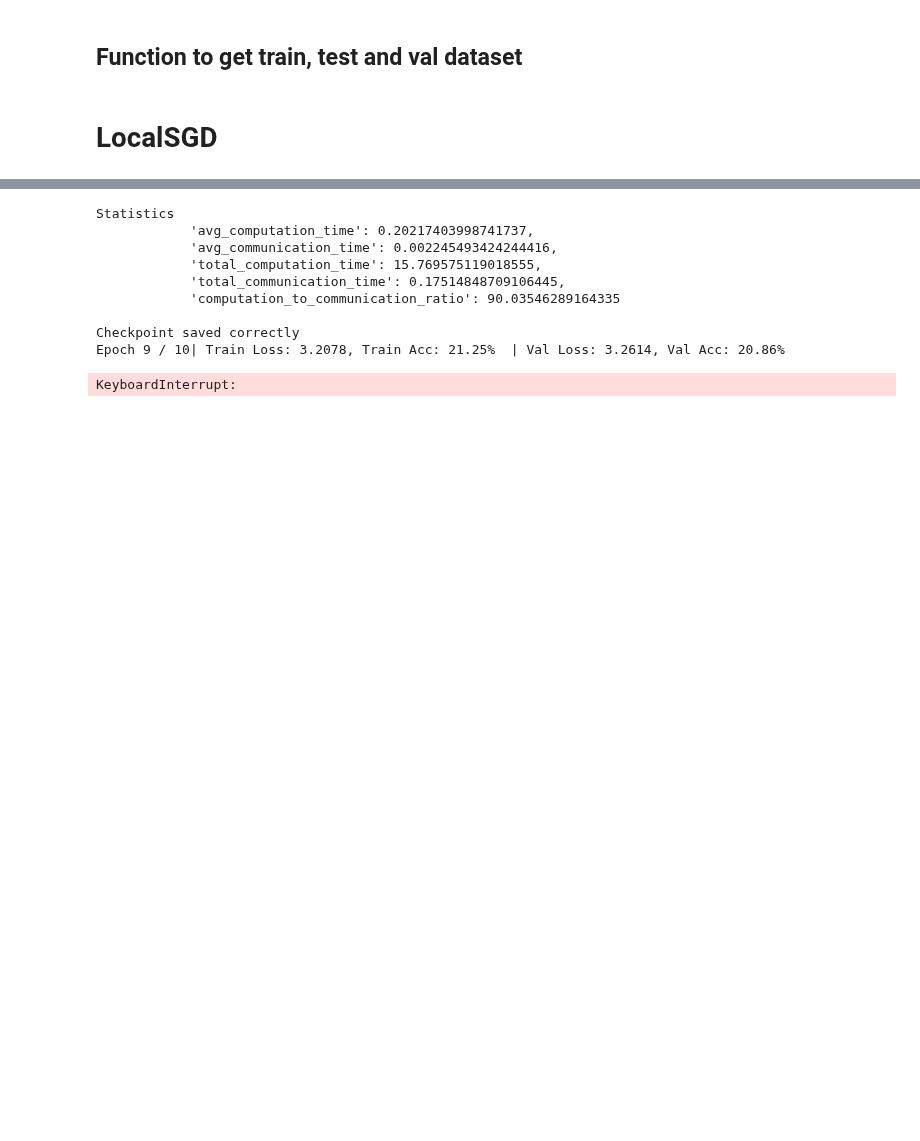
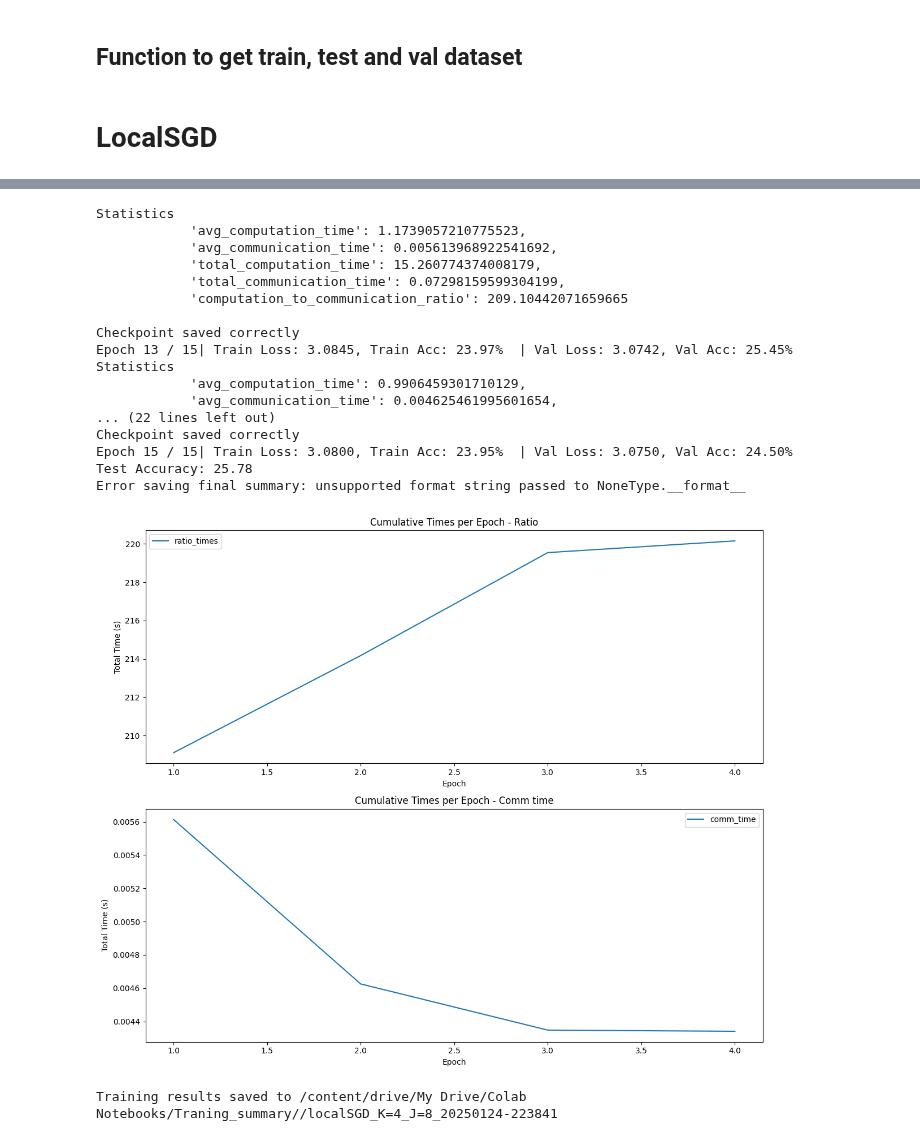
Before and after one commit to TheS1n233/Distributed-Learning-Project5, a Jupyter notebook: NEW LocalSGD.ipynb, the cells around one changed output, grey strips where cells are left out. Cells and saved outputs as stored; diff of their text form; code cells hidden in the pictures; blank space fills up the shorter version.

```diff
--- a/NEW LocalSGD.ipynb
+++ b/NEW LocalSGD.ipynb
@@ -53,10 +53,10 @@ Drive already mounted at /content/drive; to attempt to forcibly remount, call dr
 # %% [markdown]
 # Costants
 # %%
-NUM_EPOCHS = 10
+NUM_EPOCHS = 15
 BATCH_SIZE = 64
-NUM_WORKER_LIST = [2]
-LOCAL_STEPS = [4]
+NUM_WORKER_LIST = [4]
+LOCAL_STEPS = [8]
 LR = 0.01
 WD = 0.001
 MOMENTUM = 0.9
@@ -217,7 +217,7 @@ def get_dataset(batch_size, verbose=True):
 class CheckpointSaver:
     def __init__(self, path, additional_info, k, j, hyperparams, epochs):
         self.timestamp = time.strftime("%Y%m%d-%H%M%S")
-        self.path = path
+        self.path = f"{path}/localSGD_K={k}_J={j}_{self.timestamp}"
         self.additional_info = additional_info
         self.k = k
         self.j = j
@@ -406,7 +406,7 @@ def local_sgd(train_dataset, val_loader, test_loader, device, num_workers, local
     global_model = LeNet5().to(device)
 
     # Check for existing checkpoint
-    checkpoint_path = f"{path}checkpoint_epoch_last_3.pth"
+    checkpoint_path = f"{path}/localSGD_K=4_J=8_20250124-222617/checkpoint_epoch_last_3.pth"
     start_iteration = 0
     if os.path.exists(checkpoint_path):
         model_state_dict, optimizer_state_dict, start_iteration = cs.load_model_checkpoint(checkpoint_path)
@@ -559,10 +559,10 @@ def local_sgd(train_dataset, val_loader, test_loader, device, num_workers, local
 
 
     test_acc = test_model(global_model, test_loader, device)
-    cs.end_sumamry(test_acc)
+    cs.end_summary(test_acc)
     time_tracker.plot_times()
 
-    return train_losses, val_losses, train_accuracies, val_accuracies, test_acc, total_iterations, iterations_per_epoch
+    return train_losses, val_losses, train_accuracies, val_accuracies, test_acc, total_iterations, iterations_per_epoch, cs.path
 
 
 
@@ -599,7 +599,7 @@ def test_model(global_model, test_loader, device):
 
 
 # Visualization function
-def plot_results(train_losses, val_losses, train_accuracies, val_accuracies, iterations_per_epoch, total_iterations):
+def plot_results(train_losses, val_losses, train_accuracies, val_accuracies, iterations_per_epoch, total_iterations, save_path):
     # Dynamic calculation record points
     recorded_iterations = len(train_losses)
     iterations = range(iterations_per_epoch, iterations_per_epoch * recorded_iterations + 1, iterations_per_epoch)
@@ -629,6 +629,8 @@ def plot_results(train_losses, val_losses, train_accuracies, val_accuracies, ite
     plt.legend()
 
     plt.tight_layout()
+    plt.savefig(f"{save_path}/training_results.png")
+    print(f"Training results saved to {save_path}")
     plt.show()
 
 if __name__ == "__main__":
@@ -650,7 +652,7 @@ if __name__ == "__main__":
     for num_workers in num_workers_list:
         for local_steps in local_steps_list:
             print(f"Running LocalSGD with {num_workers} workers and {local_steps} local steps")
-            train_losses, val_losses, train_accuracies, val_accuracies, test_acc,  total_iterations, iterations_per_epoch = local_sgd(
+            train_losses, val_losses, train_accuracies, val_accuracies, test_acc,  total_iterations, iterations_per_epoch, save_path = local_sgd(
                 train_dataset=train_dataset,
                 val_loader=val_loader,
                 test_loader=test_loader,
@@ -662,7 +664,7 @@ if __name__ == "__main__":
                 hyperparams=hyperparams,
             )
 
-            plot_results(train_losses, val_losses, train_accuracies, val_accuracies, iterations_per_epoch, total_iterations)
+            plot_results(train_losses, val_losses, train_accuracies, val_accuracies, iterations_per_epoch, total_iterations, save_path)
 # %% [output]
 Start loading data with batch_size 64
 Files already downloaded and verified
@@ -684,10 +686,19 @@ Resumed training from iteration 625
 Statistics
-            'avg_computation_time': 0.20217403998741737,
-            'avg_communication_time': 0.002245493424244416,
-            'total_computation_time': 15.769575119018555,
-            'total_communication_time': 0.17514848709106445,
-            'computation_to_communication_ratio': 90.03546289164335
+            'avg_computation_time': 1.1739057210775523,
+            'avg_communication_time': 0.005613968922541692,
+            'total_computation_time': 15.260774374008179,
+            'total_communication_time': 0.07298159599304199,
+            'computation_to_communication_ratio': 209.10442071659665
 
 Checkpoint saved correctly
-Epoch 9 / 10| Train Loss: 3.2078, Train Acc: 21.25%  | Val Loss: 3.2614, Val Acc: 20.86%
+Epoch 13 / 15| Train Loss: 3.0845, Train Acc: 23.97%  | Val Loss: 3.0742, Val Acc: 25.45%
+Statistics
+            'avg_computation_time': 0.9906459301710129,
+            'avg_communication_time': 0.004625461995601654,
+... (22 lines left out)
+Checkpoint saved correctly
+Epoch 15 / 15| Train Loss: 3.0800, Train Acc: 23.95%  | Val Loss: 3.0750, Val Acc: 24.50%
+Test Accuracy: 25.78
+Error saving final summary: unsupported format string passed to NoneType.__format__
+[figure, added]
-KeyboardInterrupt:
+Training results saved to /content/drive/My Drive/Colab Notebooks/Traning_summary//localSGD_K=4_J=8_20250124-223841
```
Also changed, not shown: parts of 1 cell of this notebook.
